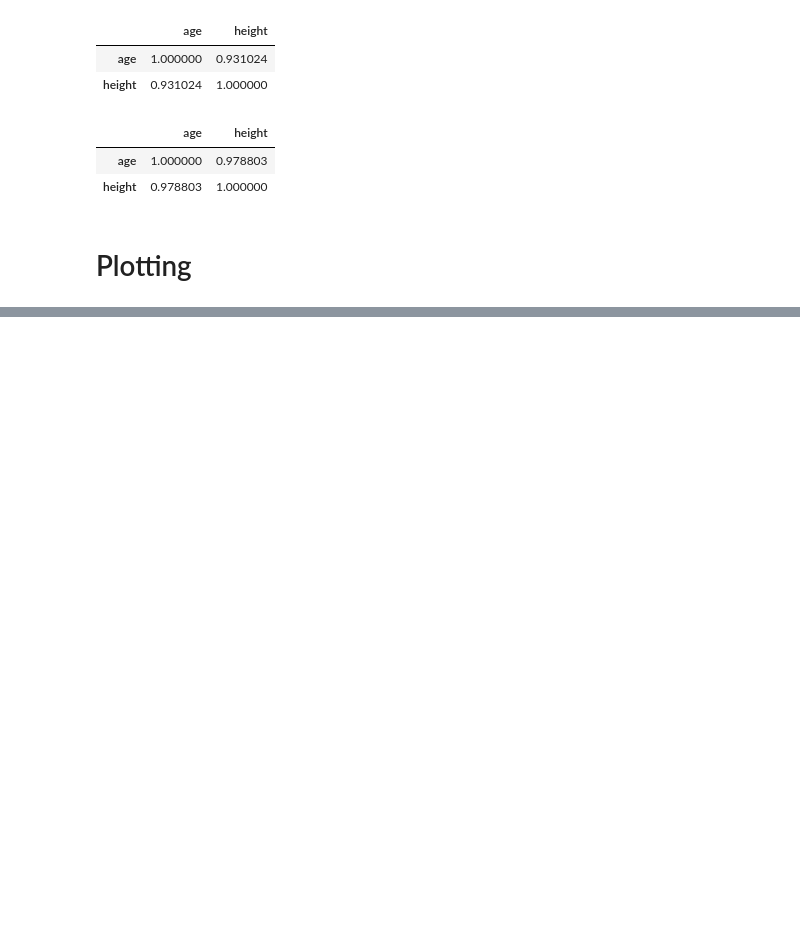
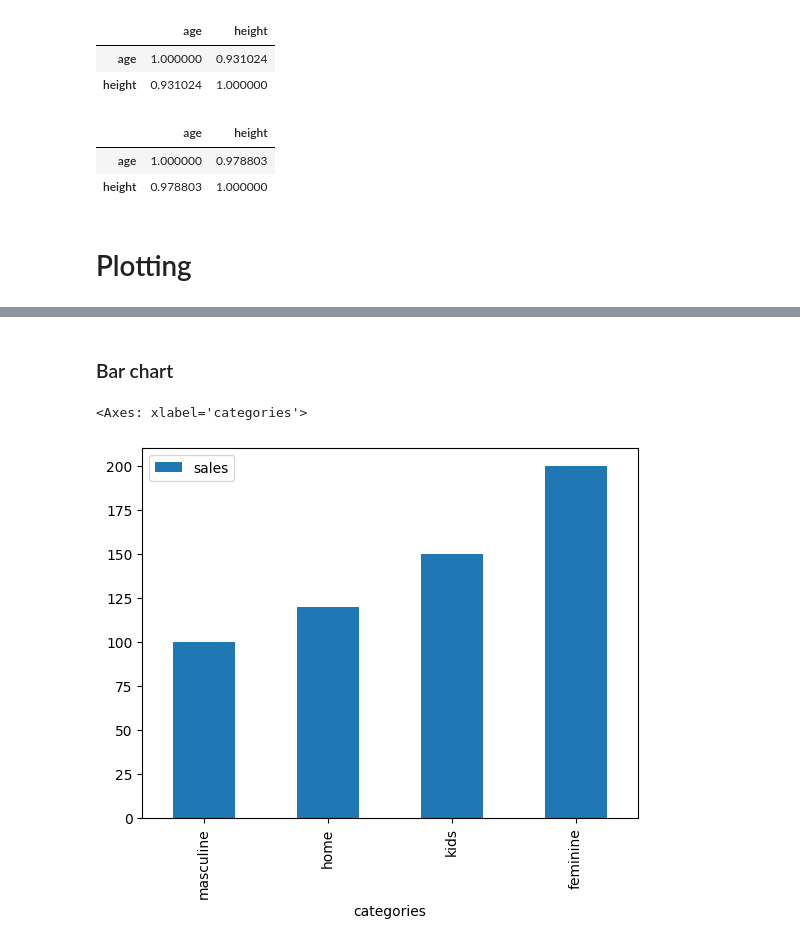
Before and after one commit to gabrieldasneves/AI-self_study, a Jupyter notebook: statistic/statistic.ipynb, the cells around one changed output, grey strips where cells are left out. Saved outputs shown, nothing was run; the diff lists cells and outputs as text; code cells hidden in the pictures; blank space fills up the shorter version.

```diff
--- a/statistic/statistic.ipynb
+++ b/statistic/statistic.ipynb
@@ -113,0 +122,12 @@ dfDictMeasures.corr(method='spearman')
+# %% [markdown]
+### Bar chart
+# %%
+salesDict = {
+    'categories': ['masculine','feminine','kids','home'],
+    'sales': [100,200, 150,120]
+}
+salesDf = pd.DataFrame.from_dict(salesDict)
+salesDf.sort_values('sales').plot.bar(x='categories',y='sales')
+# %% [output]
+<Axes: xlabel='categories'>
+[figure, added]
```
Also changed, not shown: parts of 3 cells of this notebook.
